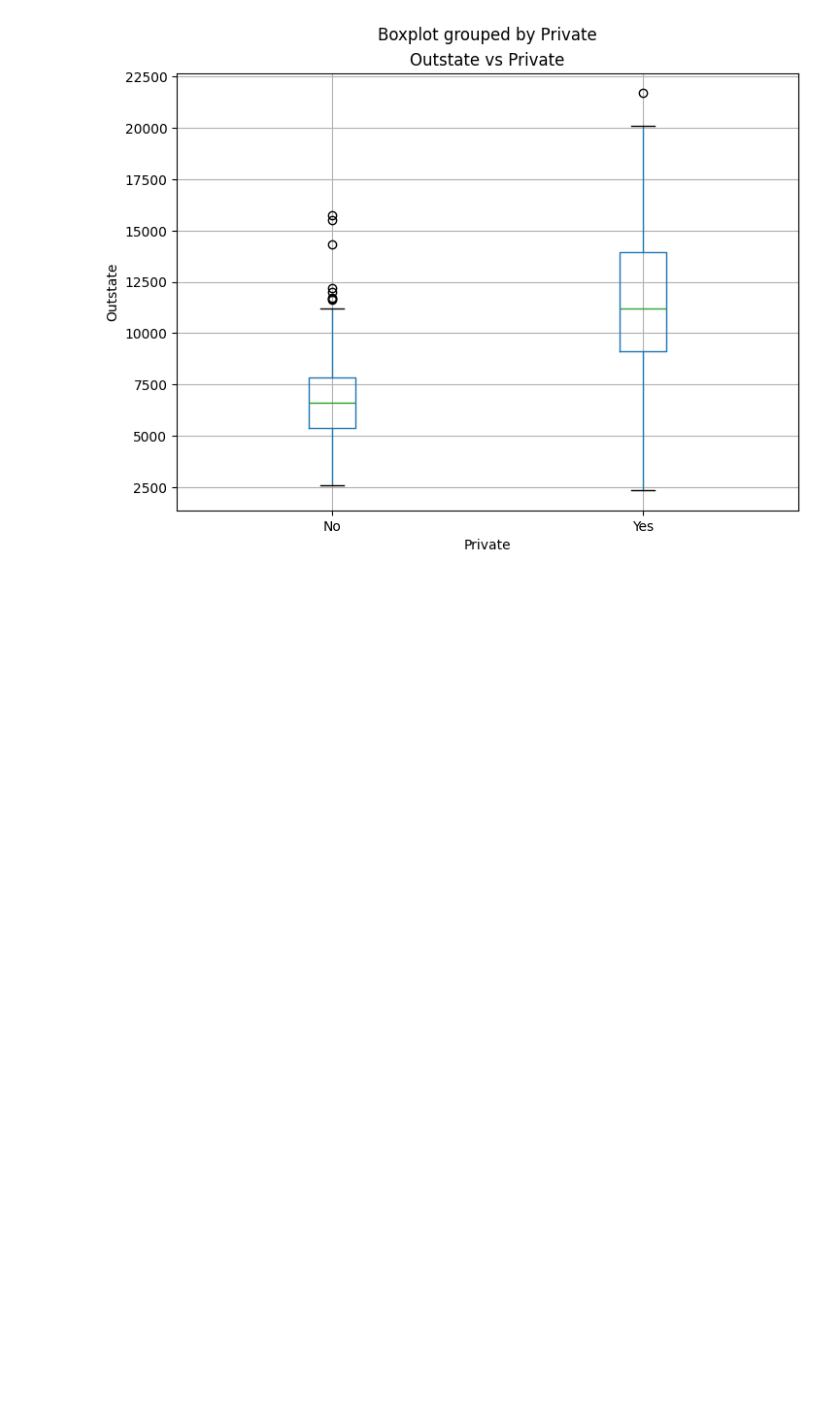
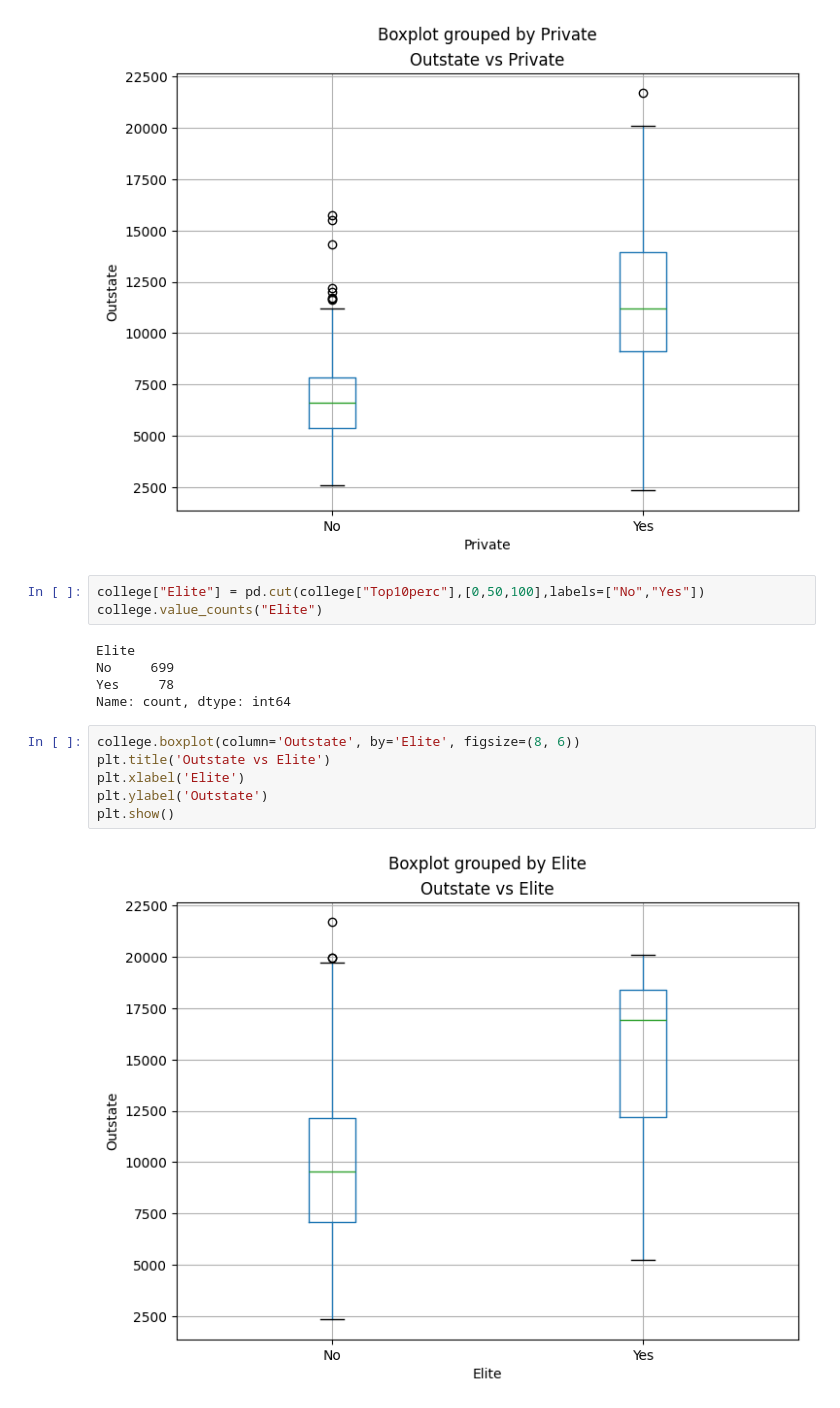
Before and after one commit to marx126/Databehandling-IAN-GAGLIARDI, a Jupyter notebook: Labs/labb_databehandling.ipynb, the cells around one changed output. Drawn from its saved outputs; the diff is of its cells as text; blank space fills up the shorter version.

```diff
--- a/Labs/labb_databehandling.ipynb
+++ b/Labs/labb_databehandling.ipynb
@@ -34,3 +34,19 @@ plt.ylabel('Outstate')
 plt.show()
 # %% [output]
 [figure]
+# %%
+college["Elite"] = pd.cut(college["Top10perc"],[0,50,100],labels=["No","Yes"])
+college.value_counts("Elite")
+# %% [output]
+Elite
+No     699
+Yes     78
+Name: count, dtype: int64
+# %%
+college.boxplot(column='Outstate', by='Elite', figsize=(8, 6))
+plt.title('Outstate vs Elite')
+plt.xlabel('Elite')
+plt.ylabel('Outstate')
+plt.show()
+# %% [output]
+[figure, added]
```
